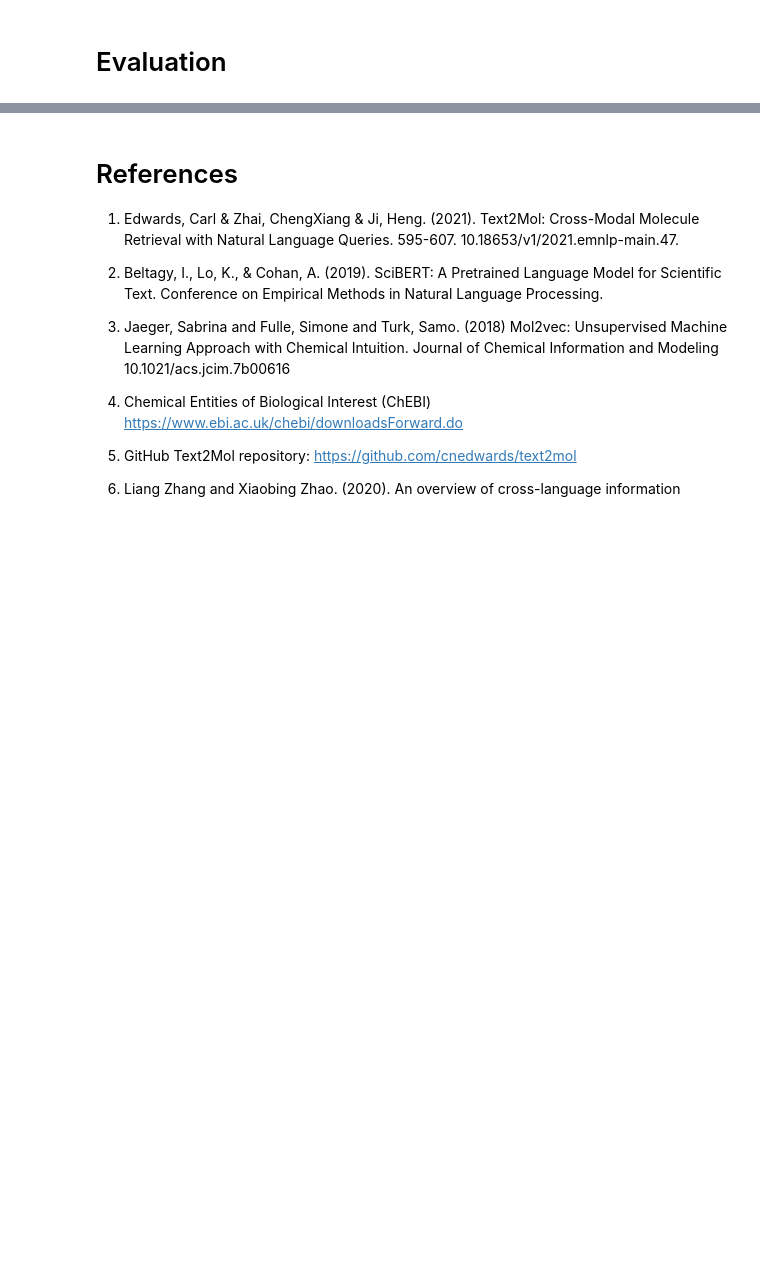
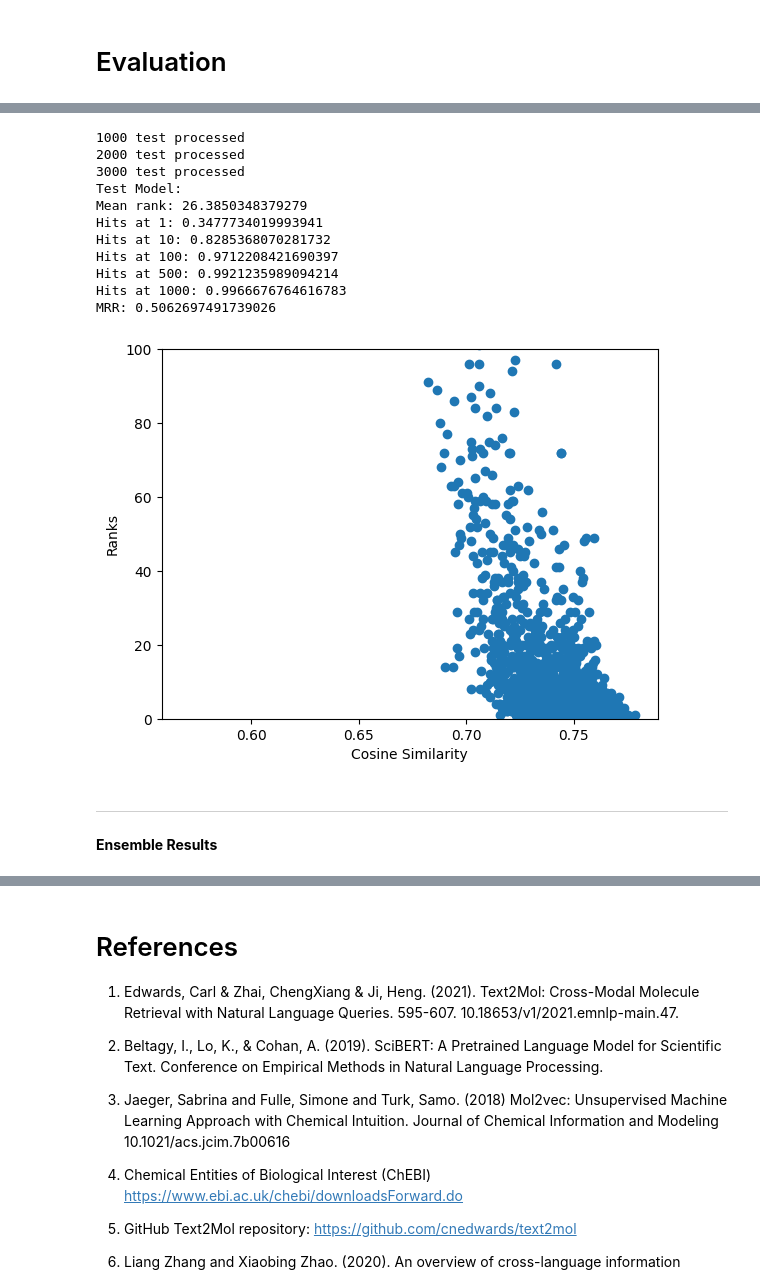
Before and after one commit to mgdixon/text2mol-team29, a Jupyter notebook: DL4H_Team_29.ipynb, the cells around one changed output, grey strips where cells are left out. Drawn from its saved outputs; the diff is of its cells as text; code cells hidden in the pictures; blank space fills up the shorter version.

```diff
--- a/DL4H_Team_29.ipynb
+++ b/DL4H_Team_29.ipynb
@@ -1755,3 +1948,26 @@ For the code above, here is an example of a graph that is generated for plotting
+# %%
+dir = "GCN_embeddings/embeddings/"
+output_file = "output_file_gcn.png"
+
+calculate_ranks_for_model(dir, output_file)
+# %% [output]
+1000 test processed
+2000 test processed
+3000 test processed
+Test Model:
+Mean rank: 26.3850348379279
+Hits at 1: 0.3477734019993941
+Hits at 10: 0.8285368070281732
+Hits at 100: 0.9712208421690397
+Hits at 500: 0.9921235989094214
+Hits at 1000: 0.9966676764616783
+MRR: 0.5062697491739026
+[figure, added]
+# %% [markdown]
+---
+
+
+**Ensemble Results**
 # %%
 # Ensemble output based on multiple embeddings.
 
```
Also changed, not shown: parts of 65 cells of this notebook.
